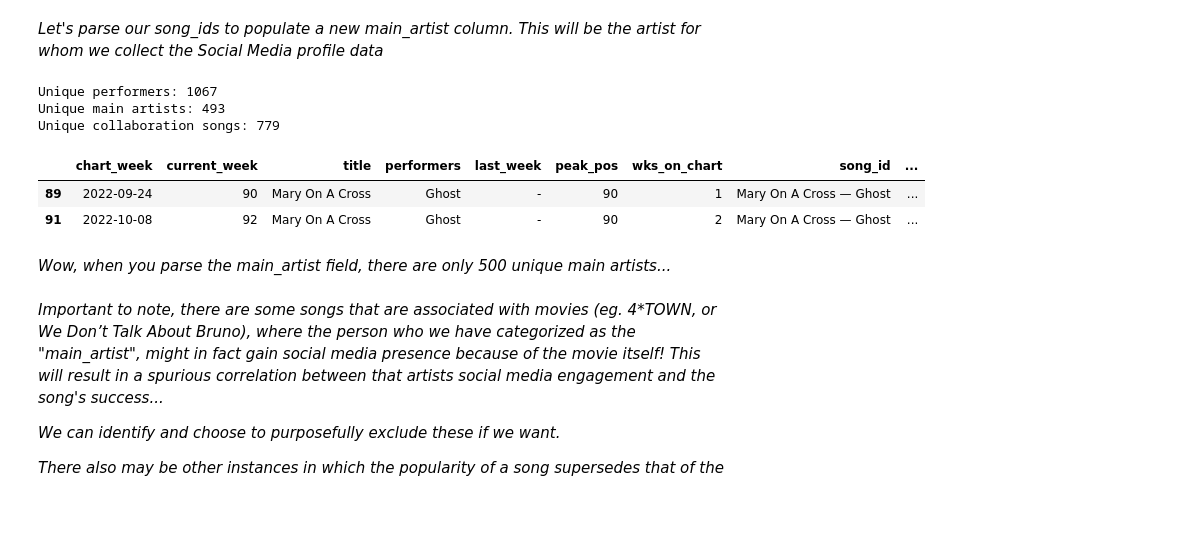
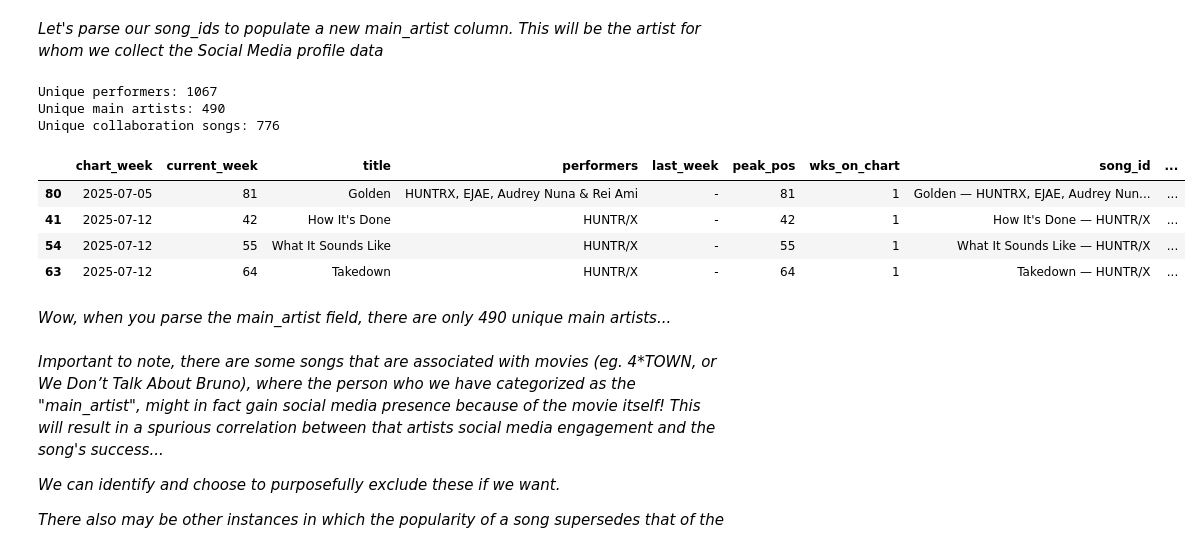
Before and after one commit to tom4sg/DURF, a Jupyter notebook: data_processing.ipynb, the cells around one changed output. Saved outputs shown, nothing was run; the diff lists cells and outputs as text; code cells hidden in the pictures; blank space fills up the shorter version.

Commit message:
Artist social df

```diff
--- a/data_processing.ipynb
+++ b/data_processing.ipynb
@@ -203,6 +203,8 @@ artist_exceptions = {
     "Dan + Shay",
     "Florence + The Machine",
     "Lil Nas X",
+    "Richy Mitch And The Coal Miners"
+    "HUNTR/X",
 }
 
 # find the last - in song_id, which delimits song title from song artist
@@ -277,6 +279,9 @@ emerging_songs_df.replace({"Yahritza y Su Esencia": "Yahritza Y Su Esencia"}, in
 emerging_songs_df.replace({"Tyler, the Creator": "Tyler, The Creator"}, inplace=True)
 emerging_songs_df.replace({"twenty one pilots": "Twenty One Pilots"}, inplace=True)
 emerging_songs_df.replace({"jessie murph": "Jessie Murph"}, inplace=True)
+emerging_songs_df.replace({"BLEU": "Yung Bleu"}, inplace=True)
+emerging_songs_df.replace({"HUNTRX": "HUNTR/X"}, inplace=True)
+emerging_songs_df.replace({"HUNTR": "HUNTR/X"}, inplace=True)
 collab_rows = emerging_songs_df[
     emerging_songs_df["main_artist"] != emerging_songs_df["performers"]
 ]
@@ -288,16 +293,18 @@ print(f"Unique main artists: {len(emerging_songs_df['main_artist'].unique())}")
 print(f"Unique collaboration songs: {num_unique_collab_songs}")
 # %% [output]
 Unique performers: 1067
-Unique main artists: 493
-Unique collaboration songs: 779
+Unique main artists: 490
+Unique collaboration songs: 776
 # %%
-emerging_songs_df[emerging_songs_df["main_artist"] == "Ghost"]
+emerging_songs_df[emerging_songs_df["main_artist"] == "HUNTR/X"]
 # %% [output]
 |  | chart_week | current_week | title | performers | last_week | peak_pos | wks_on_chart | song_id | ... |
-| 89 | 2022-09-24 | 90 | Mary On A Cross | Ghost | - | 90 | 1 | Mary On A Cross — Ghost | ... |
-| 91 | 2022-10-08 | 92 | Mary On A Cross | Ghost | - | 90 | 2 | Mary On A Cross — Ghost | ... |
+| 80 | 2025-07-05 | 81 | Golden | HUNTRX, EJAE, Audrey Nuna & Rei Ami | - | 81 | 1 | Golden — HUNTRX, EJAE, Audrey Nun... | ... |
+| 41 | 2025-07-12 | 42 | How It's Done | HUNTR/X | - | 42 | 1 | How It's Done — HUNTR/X | ... |
+| 54 | 2025-07-12 | 55 | What It Sounds Like | HUNTR/X | - | 55 | 1 | What It Sounds Like — HUNTR/X | ... |
+| 63 | 2025-07-12 | 64 | Takedown | HUNTR/X | - | 64 | 1 | Takedown — HUNTR/X | ... |
 # %% [markdown]
-*Wow, when you parse the main_artist field, there are only 500 unique main artists...*
+*Wow, when you parse the main_artist field, there are only 490 unique main artists...*
 # %% [markdown]
 *Important to note, there are some songs that are associated with movies (eg. 4\*TOWN, or We Don’t Talk About Bruno), where the person who we have categorized as the "main_artist", might in fact gain social media presence because of the movie itself! This will result in a spurious correlation between that artists social media engagement and the song's success...*
 
```
Also changed, not shown: parts of 2 cells of this notebook, 5 other files.
